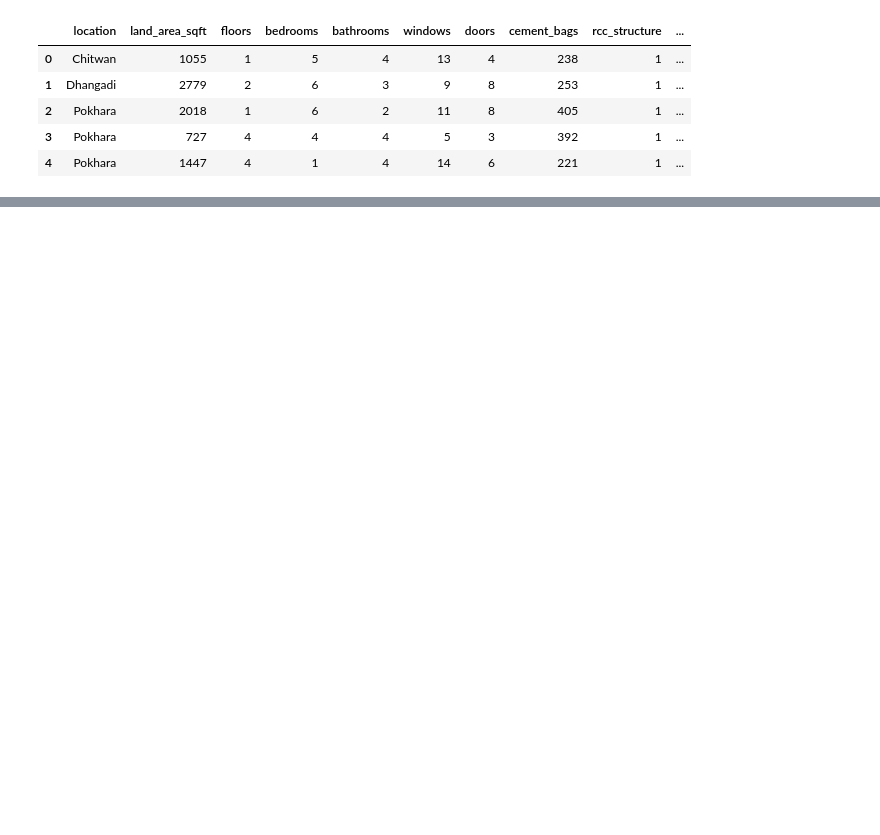
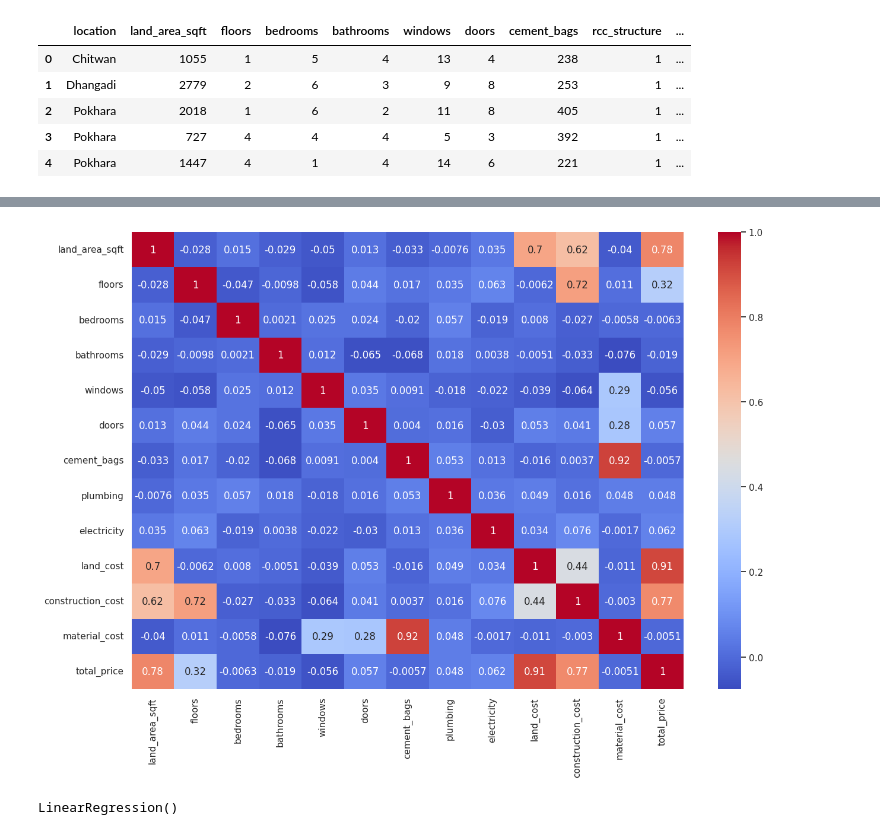
Before and after one commit to ramoliyaYug/AIML, a Jupyter notebook: HousePricingNepal/HousePricingNepal.ipynb, the cells around one changed output, grey strips where cells are left out. Saved outputs shown, nothing was run; the diff lists cells and outputs as text; code cells hidden in the pictures; blank space fills up the shorter version.

```diff
--- a/HousePricingNepal/HousePricingNepal.ipynb
+++ b/HousePricingNepal/HousePricingNepal.ipynb
@@ -50,0 +99,7 @@ df.head()
+# %%
+correlation = df[nums_col].corr()
+plt.figure(figsize=(15, 10))
+sns.heatmap(correlation, annot=True, cmap="coolwarm")
+plt.show()
+# %% [output]
+[figure, added]
@@ -50,0 +119,5 @@ df.head()
+# %%
+linReg = LinearRegression()
+linReg.fit(X_train_scaled,y_train)
+# %% [output]
+LinearRegression()
```
Also changed, not shown: parts of 15 cells of this notebook.
